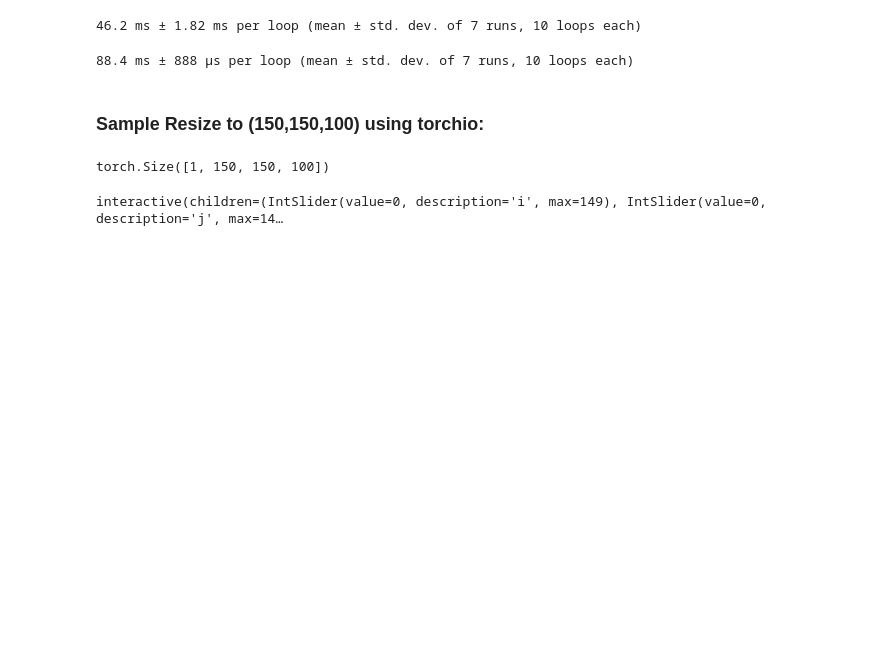
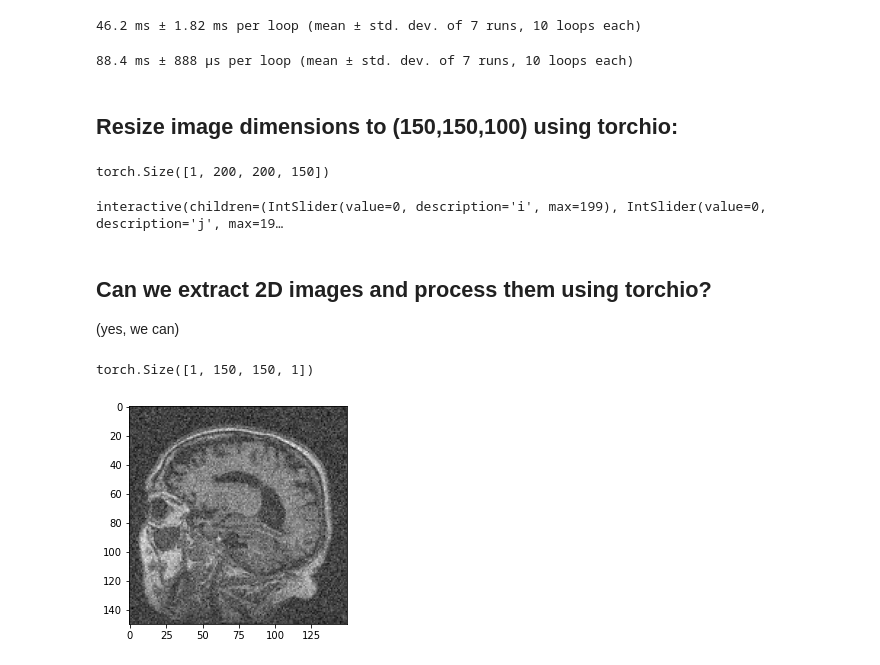
Before and after one commit to roman-studer/fhnw_ds_fs22_cdl1_cml1_Brain_Health_Challenge, a Jupyter notebook: notebooks/0_eda/Nifti_Data_EDA.ipynb, the cells around one changed output. Cells and saved outputs as stored; diff of their text form; code cells hidden in the pictures; blank space fills up the shorter version.

```diff
--- a/notebooks/0_eda/Nifti_Data_EDA.ipynb
+++ b/notebooks/0_eda/Nifti_Data_EDA.ipynb
@@ -177,19 +179,18 @@ sitk_image = sitk.ReadImage(img_dir + img_ids[12])
 # %% [output]
 88.4 ms ± 888 µs per loop (mean ± std. dev. of 7 runs, 10 loops each)
 # %% [markdown]
-### Sample Resize to (150,150,100) using torchio:
+## Resize image dimensions to (150,150,100) using torchio:
 # %%
 img = torchio.ScalarImage(img_dir + img_ids[12])
 
 preprocess = torchio.Compose([
             torchio.RescaleIntensity((-1, 1)),
             torchio.Resample((1,1,1)),
-            torchio.EnsureShapeMultiple(8),
-            torchio.Resize((150,150,100)),
-            torchio.OneHot()
+            #torchio.EnsureShapeMultiple(8),
+            torchio.Resize((200,200,150))
         ])
 
-def show_slices(img_data):
+def show_slices_torchio(img_data):
     paramtools = {
         'i': IntSlider(min=0, max=img_data.shape[1]-1, step=1),
         'j': IntSlider(min=0, max=img_data.shape[2]-1, step=1),
@@ -205,7 +206,33 @@ def show_slices(img_data):
 
 img = preprocess(img)
 print(img.data.shape)
-show_slices(img)
+show_slices_torchio(img)
 # %% [output]
-torch.Size([1, 150, 150, 100])
+torch.Size([1, 200, 200, 150])
-interactive(children=(IntSlider(value=0, description='i', max=149), IntSlider(value=0, description='j', max=14…
+interactive(children=(IntSlider(value=0, description='i', max=199), IntSlider(value=0, description='j', max=19…
+# %% [markdown]
+## Can we extract 2D images and process them using torchio?
+
+(yes, we can)
+# %%
+img = torchio.ScalarImage(img_dir + img_ids[12])
+
+preprocess = torchio.Compose([
+            torchio.RescaleIntensity((-1, 1)),
+            torchio.Resample((1,1,1)),
+            torchio.Resize((150,150,1)),
+        ])
+
+augmentation = torchio.Compose([
+            torchio.RandomNoise(mean=150)
+])
+
+transform = torchio.Compose([preprocess, augmentation])
+
+img = transform(img.data[:,:,:,60].unsqueeze(dim=3))
+print(img.shape)
+plt.imshow(img.data[0,:,:,0], cmap="gray")
+plt.show()
+# %% [output]
+torch.Size([1, 150, 150, 1])
+[figure, added]
```
Also changed, not shown: parts of 4 cells of this notebook, 3 other files.
